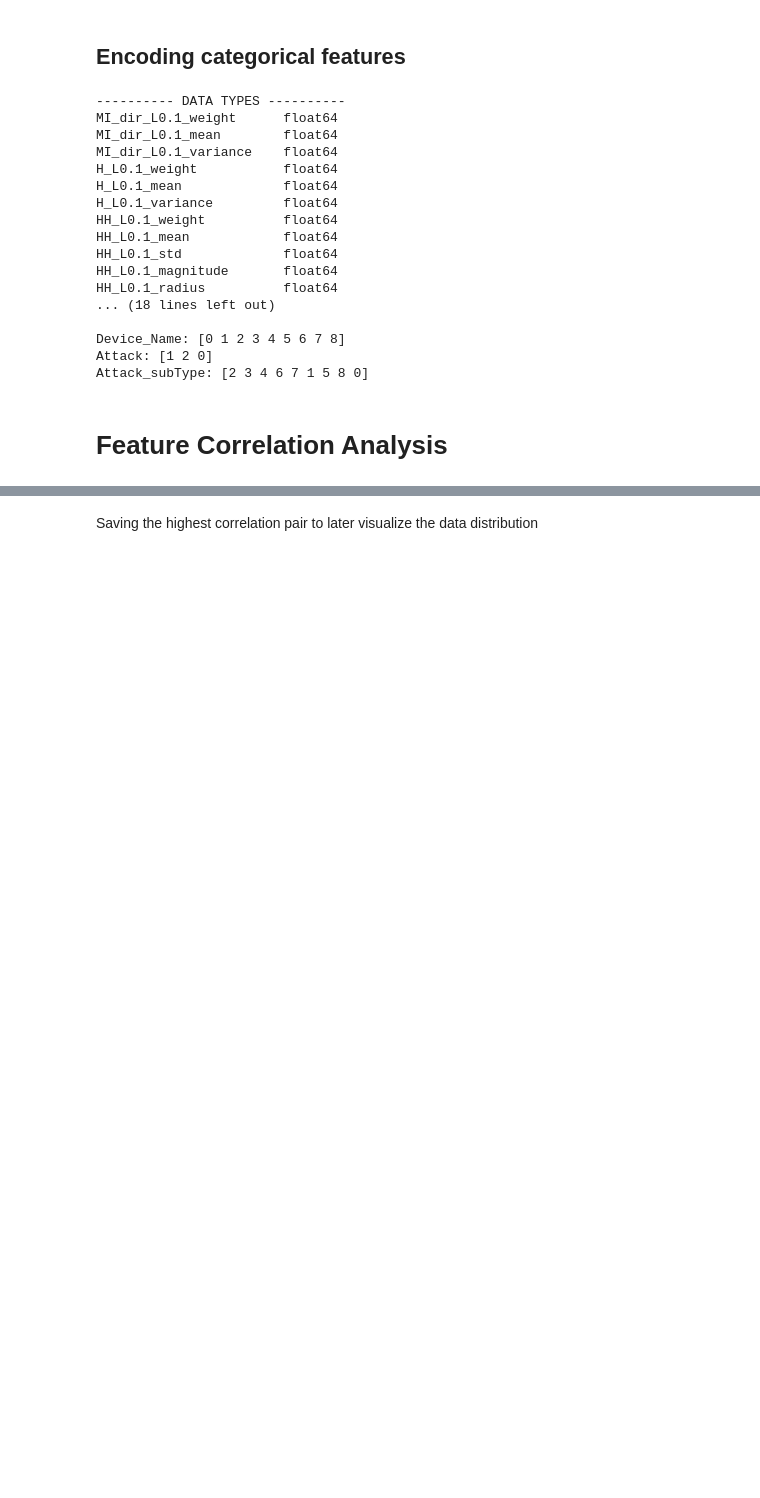
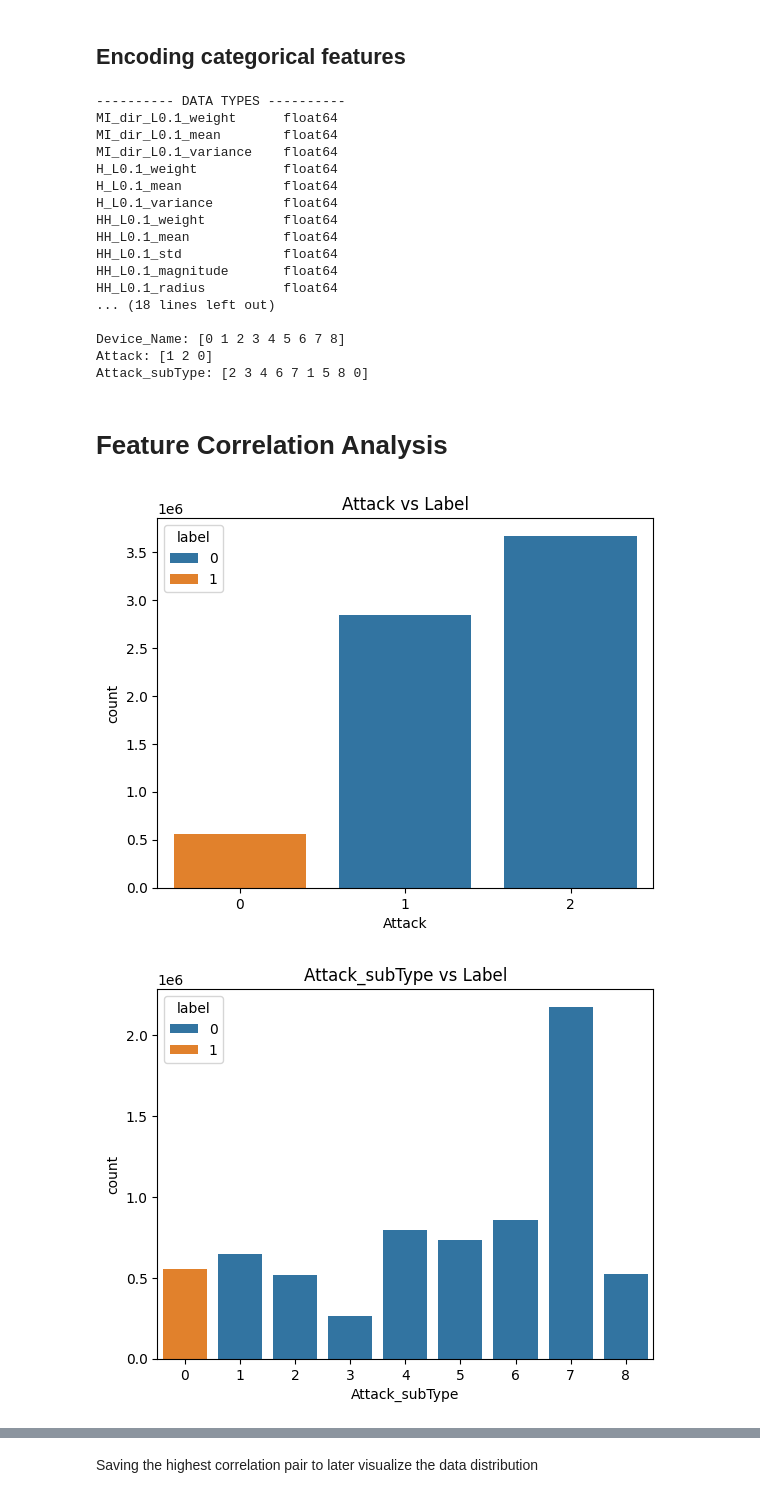
Before and after one commit to HenriqueGuima/IDS-IoT-BotNet, a Jupyter notebook: preprocessing.ipynb, the cells around one changed output, grey strips where cells are left out. Saved outputs shown, nothing was run; the diff lists cells and outputs as text; code cells hidden in the pictures; blank space fills up the shorter version.

Commit message:
Refactor preprocessing steps for improved data handling

```diff
--- a/preprocessing.ipynb
+++ b/preprocessing.ipynb
@@ -54,3 +66,25 @@ Attack: [1 2 0]
 Attack_subType: [2 3 4 6 7 1 5 8 0]
 # %% [markdown]
 # Feature Correlation Analysis
+# %%
+# Plot 'Attack' vs 'label'
+sns.countplot(x='Attack', hue='label', data=df)
+plt.title('Attack vs Label')
+plt.show()
+
+# Plot 'Attack_subType' vs 'label'
+sns.countplot(x='Attack_subType', hue='label', data=df)
+plt.title('Attack_subType vs Label')
+plt.show()
+
+# Drop attack and attack subtype
+df = df.drop(['Attack', 'Attack_subType'], axis=1)
+
+print('-'*10, 'Data Types', '-'*10)
+print(df.dtypes)
+
+# Save the data
+df.to_csv('BoTNeTIoT-L01-v2-prepared.csv', index=False)
+# %% [output]
+[figure, added]
+[figure, added]
```
Also changed, not shown: parts of 10 cells of this notebook, 7 other files.
